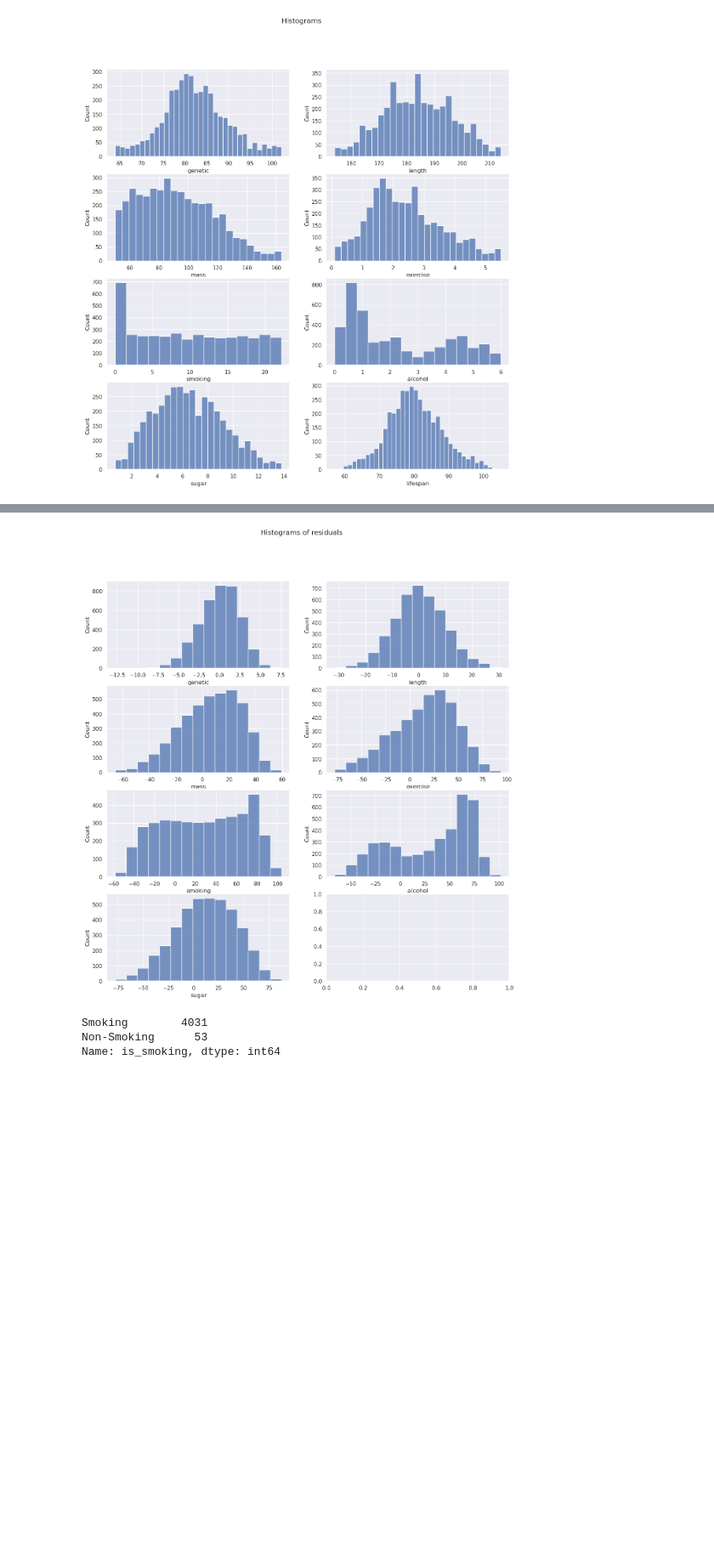
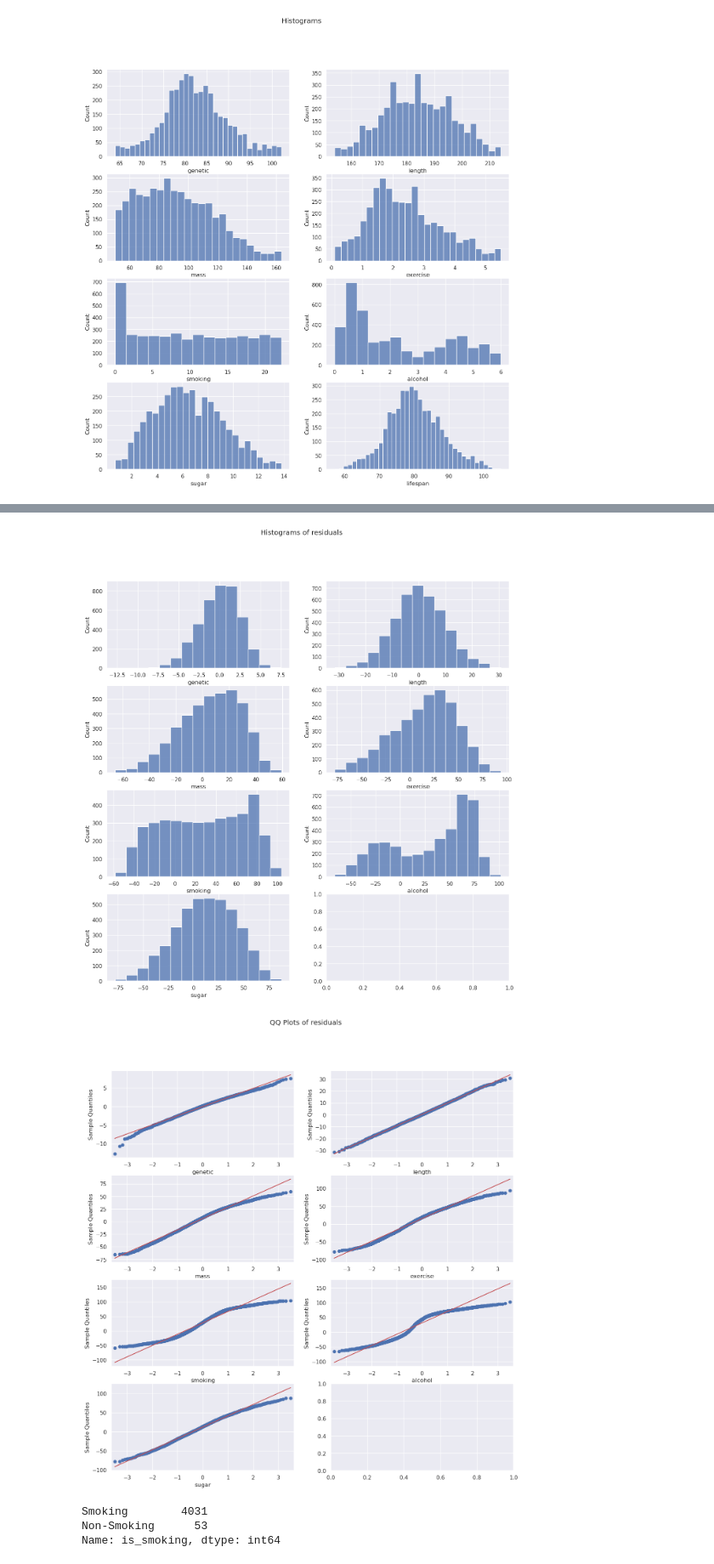
Before and after one commit to ElmerHR/MIWProject1, a Jupyter notebook: build/notebooks/EDA.ipynb, the cells around one changed output, grey strips where cells are left out. Shown at 85% size. Cells and saved outputs as stored; diff of their text form; code cells hidden in the pictures; blank space fills up the shorter version.

Commit message:
Edited notebook to check for normality of data

```diff
--- a/build/notebooks/EDA.ipynb
+++ b/build/notebooks/EDA.ipynb
@@ -175,6 +194,9 @@ Fit inputs one by one to lifespan with Ordinary Least Squares and plot histogram
 # %%
 fig, axes = plt.subplots(4, 2, figsize=(15, 15))
 fig.suptitle('Histograms of residuals')
+
+fig2, axes2 = plt.subplots(4, 2, figsize=(15, 15))
+fig2.suptitle('QQ Plots of residuals')
 
 k=-1
 residuals = []
@@ -189,10 +211,6 @@ for i, column in enumerate(df.loc[:, ~df.columns.isin(['lifespan'])].columns):
     residuals = df['lifespan'] - results.predict()
     residuals.rename(column, inplace=True)
     sns.histplot(ax=axes[k, l], bins=15, x=residuals)
-
-
-# # create Q-Q plot with 45-degree line added to plot
-# fig = sm.qqplot(df['lifespan'], line='s')
-
-# plt.show()
+    sm.qqplot(residuals, ax=axes2[k, l], line='r', xlabel=column)
+    print(f"Shapiro-Wilk test for {column.capitalize()} --> p-value: {scipy.stats.shapiro(residuals).pvalue} (p-value > 0.05 means data is normally distributed)")
 # %% [output]
@@ -199,4 +224,5 @@ for i, column in enumerate(df.loc[:, ~df.columns.isin(['lifespan'])].columns):
 [figure]
+[figure, added]
 # %%
 # Create category showing if the person smokes yes or no
 df['is_smoking'] = np.where(df['smoking'] == 0, 'Non-Smoking', 'Smoking')
```
Also changed, not shown: parts of 6 cells of this notebook.
